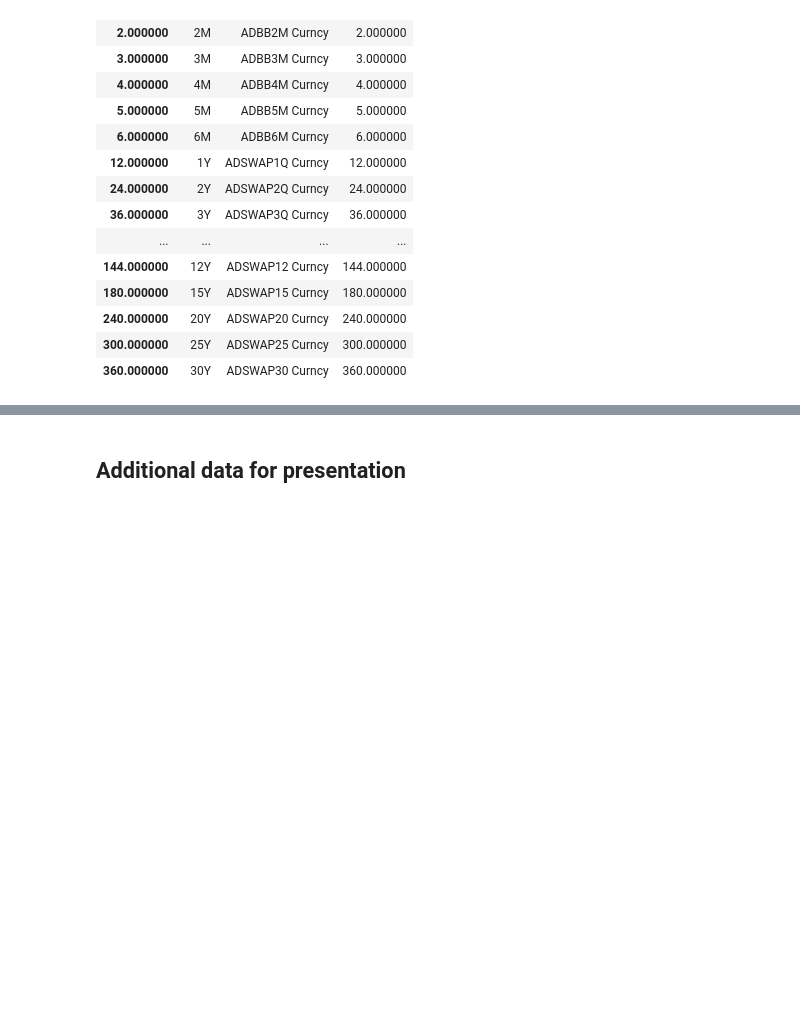
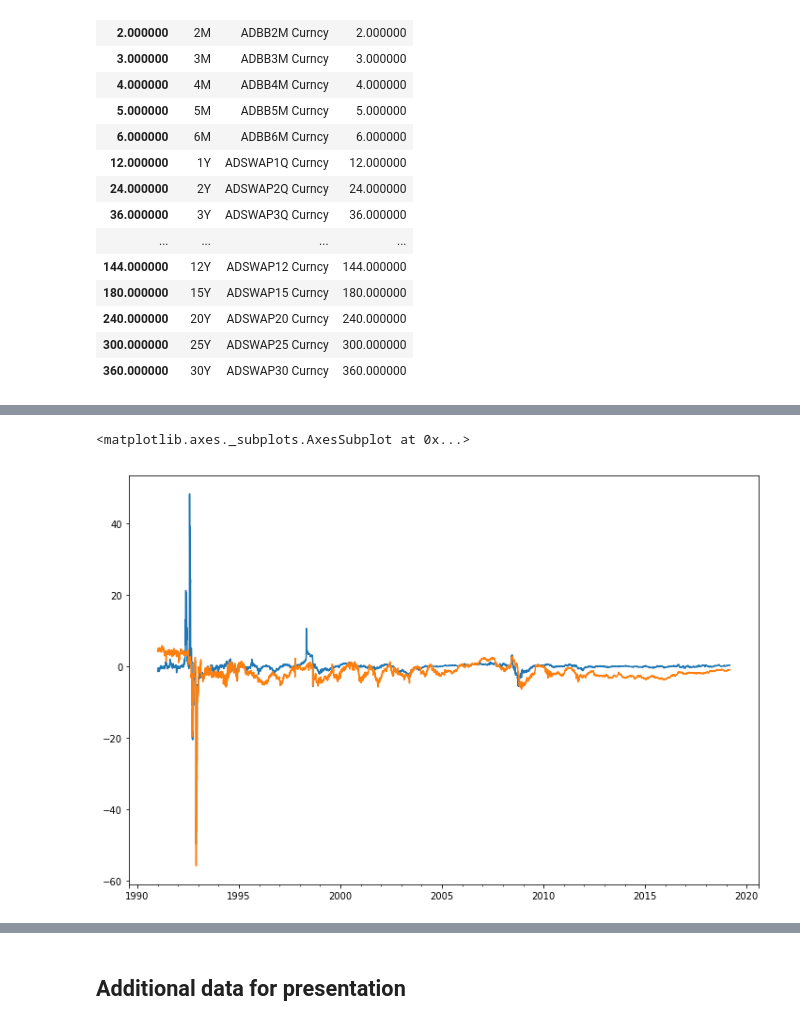
Before and after one commit to fabioyamazumi/curvy_trade, a Jupyter notebook: Test_curvy_tracker9_DM.ipynb, the cells around one changed output, grey strips where cells are left out. Saved outputs shown, nothing was run; the diff lists cells and outputs as text; code cells hidden in the pictures; blank space fills up the shorter version.

```diff
--- a/Test_curvy_tracker9_DM.ipynb
+++ b/Test_curvy_tracker9_DM.ipynb
@@ -616,0 +863,6 @@ df_aud_rate.diff(180).plot()
+# %%
+y.plot(figsize=(12,8))
+x.plot(figsize=(12,8))
+# %% [output]
+<matplotlib.axes._subplots.AxesSubplot at 0x...>
+[figure, added]
```
Also changed, not shown: parts of 153 cells of this notebook, 3 other files.
